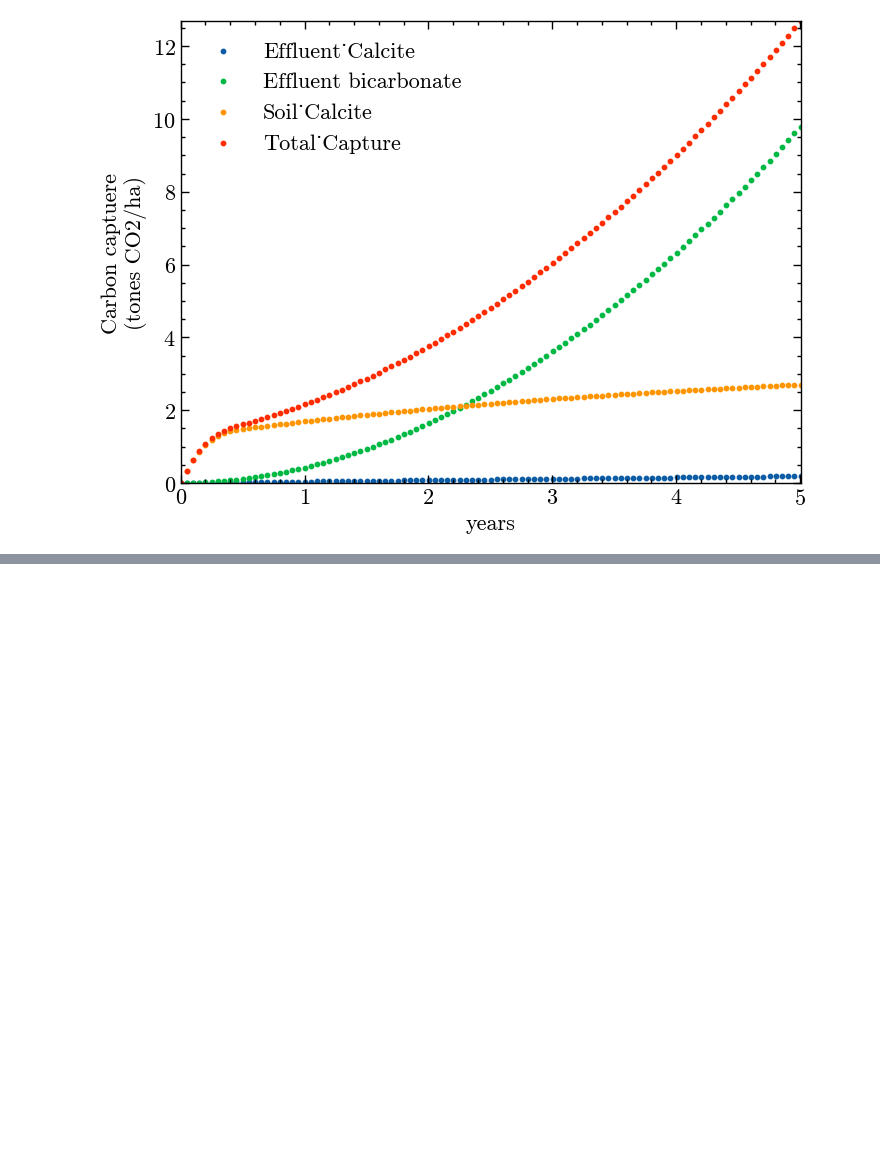
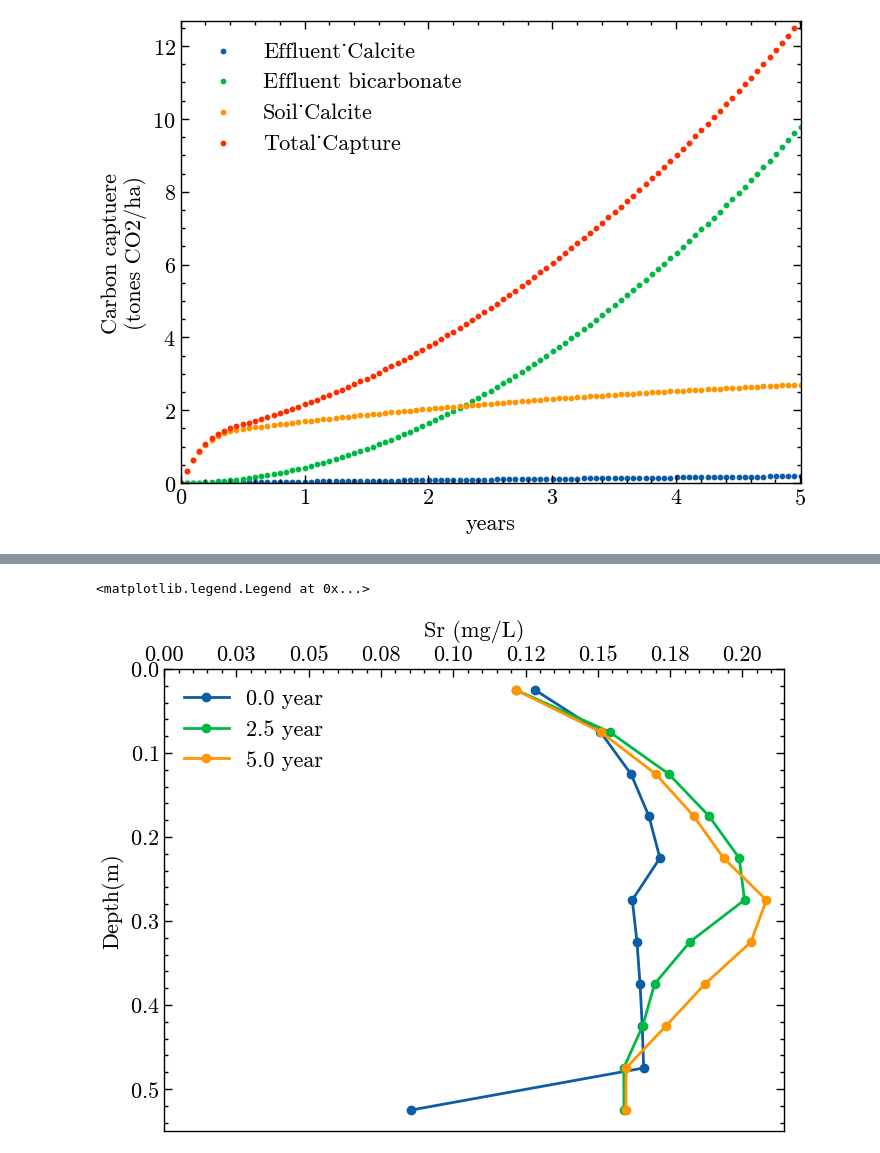
Before and after one commit to Geochemical-Modeling/PHREEQC_dataviz, a Jupyter notebook: viz_job001.ipynb, the cells around one changed output, grey strips where cells are left out. Cells and saved outputs as stored; diff of their text form; code cells hidden in the pictures; blank space fills up the shorter version.

Commit message:
example of soil profile

```diff
--- a/viz_job001.ipynb
+++ b/viz_job001.ipynb
@@ -115,0 +123,27 @@ ax.autoscale(tight=True)
+# %%
+# using Sr to create an example
+element = "Sr"
+# mol/kgw to mg/L
+mol2mg = 87.62*1000
+# %%
+# three times
+years = list(df['years'].unique())
+year3 = [years[0], years[len(years)//2],years[-1]]
+# %%
+# plot everything together
+fig2, ax2 = plt.subplots()
+for year in year3:
+    df_ele = df[df['years']== year][['dist_x',element]]
+    df_ele = df_ele[df_ele['dist_x'] >= 0.0]
+    df_ele[element]=df_ele[element] * mol2mg
+    ax2.plot(df_ele[element], df_ele['dist_x'], marker='o',label=f'{year:.1f} year')
+ax2.set_ylabel("Depth(m)")
+ax2.set_title(f'{element} (mg/L)')
+ax2.set_xlim(left=0.0)
+ax2.xaxis.set_ticks_position('top')
+ax2.xaxis.set_major_formatter(ticker.StrMethodFormatter("{x:.2f}"))
+ax2.invert_yaxis()
+ax2.legend()
+# %% [output]
+<matplotlib.legend.Legend at 0x...>
+[figure, added]
```
Also changed, not shown: parts of 2 cells of this notebook.
